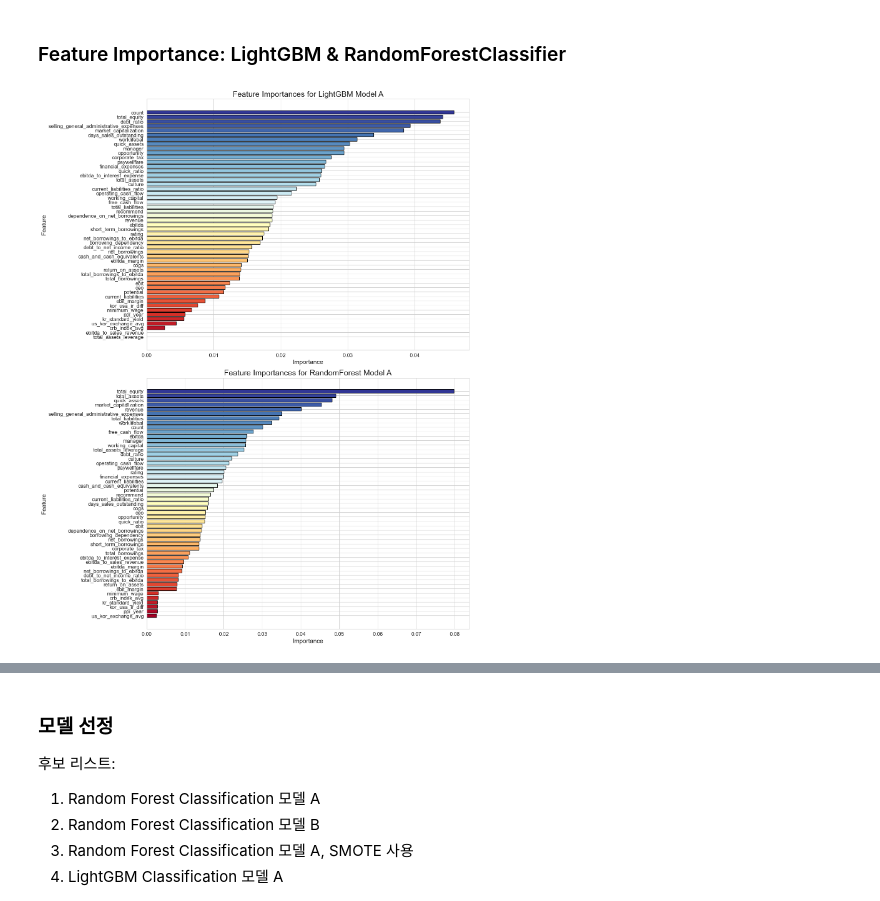
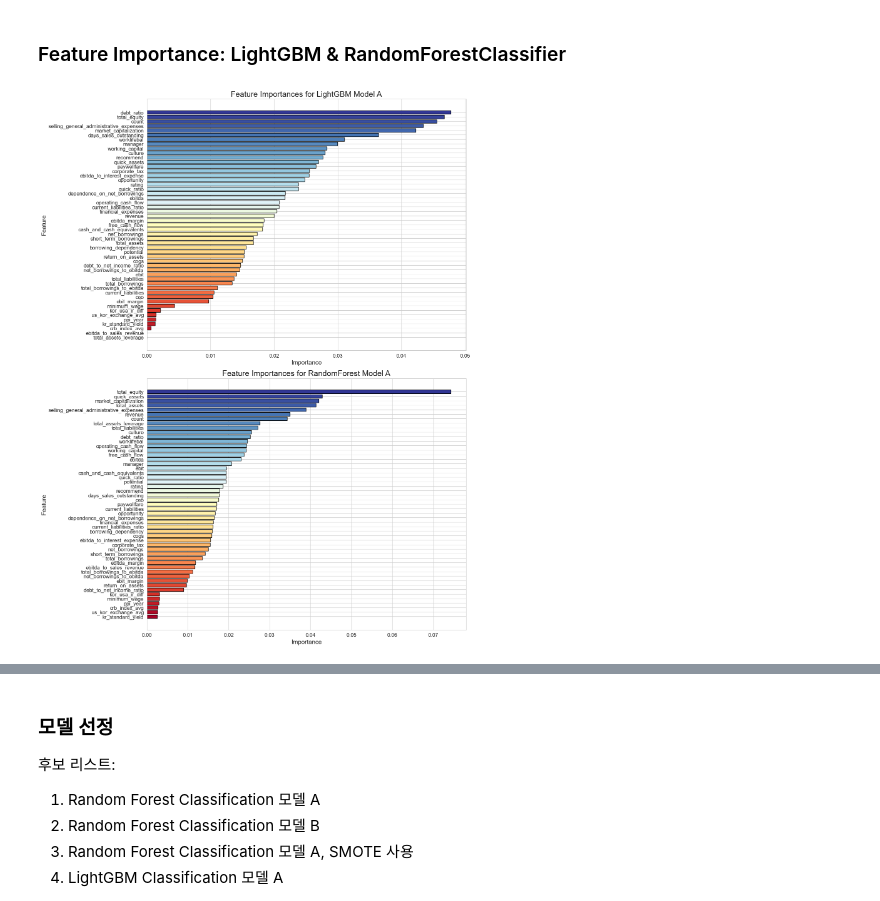
Before and after one commit to Biz-Insight/Biz-Insight, a Jupyter notebook: src/feature/credit_modeling.ipynb, the cells around one changed output, grey strips where cells are left out. Saved outputs shown, nothing was run; the diff lists cells and outputs as text; code cells hidden in the pictures.

```diff
--- a/src/feature/credit_modeling.ipynb
+++ b/src/feature/credit_modeling.ipynb
@@ -58,10 +58,10 @@ cnx = pymysql.connect(
     database="Data_Mart",
 )
 
-query = "SELECT * FROM model_a_processed;"
+query = "SELECT * FROM credit_model_a;"
 model_a = pd.read_sql(query, cnx)
 
-query = "SELECT * FROM model_b_processed;"
+query = "SELECT * FROM credit_model_b;"
 model_b = pd.read_sql(query, cnx)
 
 cnx.close()
@@ -603,10 +603,17 @@ weighted avg       0.84      0.84      0.84       165
 # %% [markdown]
 ### Feature Importance: LightGBM & RandomForestClassifier
 # %%
+lgbm = lgb.LGBMClassifier(boosting_type='gbdt', learning_rate=0.03, max_depth=12, n_estimators=300, num_class=9, objective='multiclass', random_state=42)
+lgbm.fit(X_train_a, y_train_a)
+
 feature_importances_lgbm = lgbm.feature_importances_
 feature_importances_lgbm_normalized = feature_importances_lgbm / feature_importances_lgbm.sum()
 sorted_indices_lgbm = np.argsort(feature_importances_lgbm_normalized)[::-1]
 sorted_features_lgbm = [(X_train_a.columns[i], feature_importances_lgbm_normalized[i]) for i in sorted_indices_lgbm]
+
+clf = RandomForestClassifier(criterion='entropy', max_depth=18, max_features='sqrt',
+                             n_estimators=500, random_state=42)
+clf.fit(X_train_a, y_train_a)
 
 feature_importances_rf = clf.feature_importances_
 sorted_indices_rf = np.argsort(feature_importances_rf)[::-1]
@@ -614,34 +621,34 @@ sorted_features_rf = [(X_train_a.columns[i], feature_importances_rf[i]) for i in
 
 sns.set_style("whitegrid")
 colors_lgbm = cm.RdYlBu_r(np.linspace(0, 1, len(sorted_features_lgbm)))
 colors_rf = cm.RdYlBu_r(np.linspace(0, 1, len(sorted_features_rf)))
 
 fig, axs = plt.subplots(nrows=2, ncols=1, figsize=(14, 18))
 
 # LightGBM Plot
 axs[0].barh([feature[0] for feature in sorted_features_lgbm],
            [feature[1] for feature in sorted_features_lgbm],
            align='center', color=colors_lgbm, edgecolor='black')
 axs[0].set_title('Feature Importances for LightGBM Model A', fontsize=18)
 axs[0].invert_yaxis()
 axs[0].set_xlabel('Importance', fontsize=14)
 axs[0].set_ylabel('Feature', fontsize=14)
 axs[0].tick_params(axis='both', labelsize=12)
 
 # RandomForest Plot
 axs[1].barh([feature[0] for feature in sorted_features_rf],
            [feature[1] for feature in sorted_features_rf],
            align='center', color=colors_rf, edgecolor='black')
 axs[1].set_title('Feature Importances for RandomForest Model A', fontsize=18)
 axs[1].invert_yaxis()
 axs[1].set_xlabel('Importance', fontsize=14)
 axs[1].set_ylabel('Feature', fontsize=14)
 axs[1].tick_params(axis='both', labelsize=12)
 
 plt.tight_layout()
 plt.show()
 # %% [output]
-[figure, old version]
+[figure, new version]
 # %% [markdown]
 ![image.png](attachment:image.png)
 # %% [markdown]
```
Also changed, not shown: parts of 2 cells of this notebook, 3 other files.
